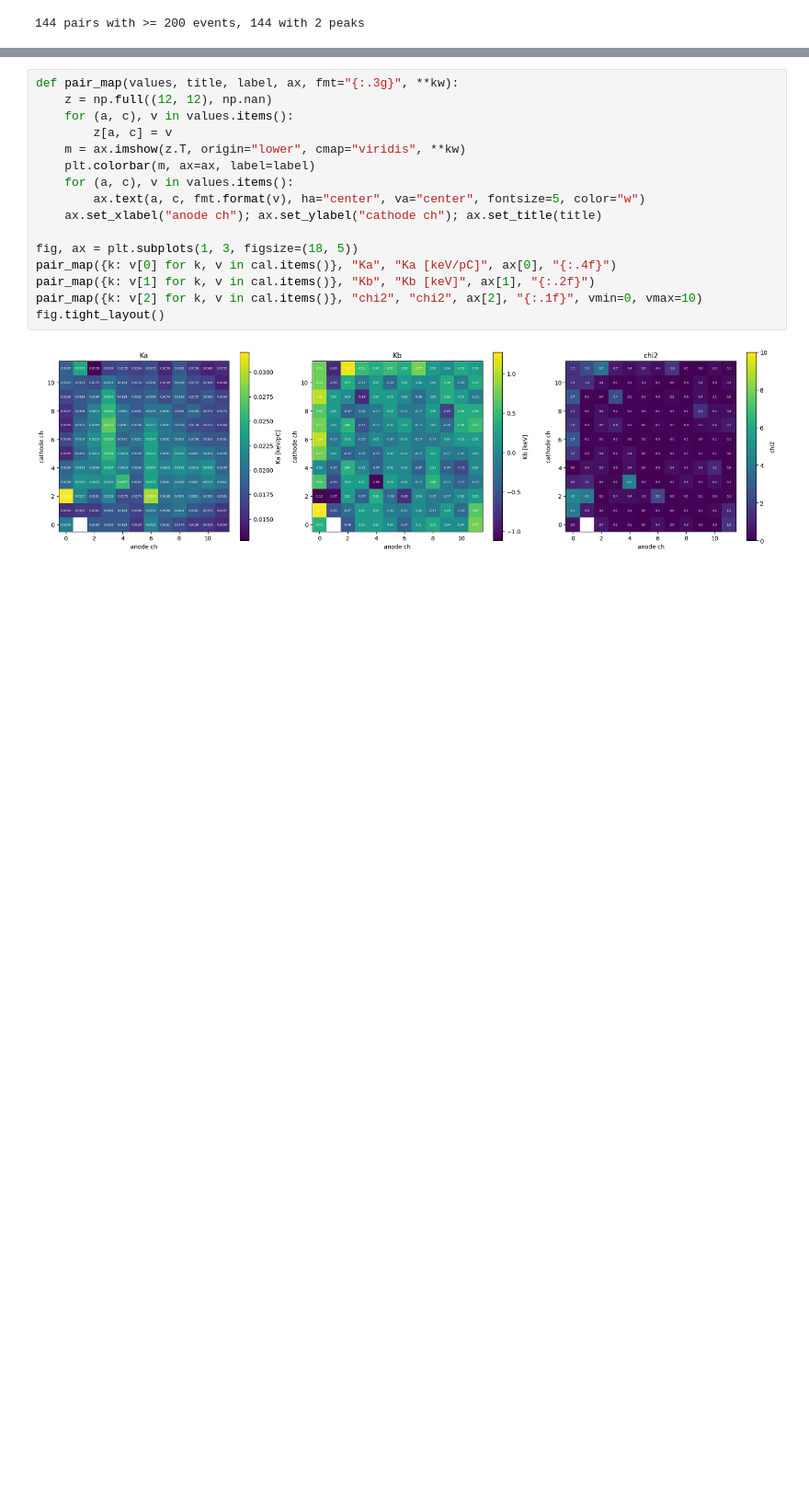
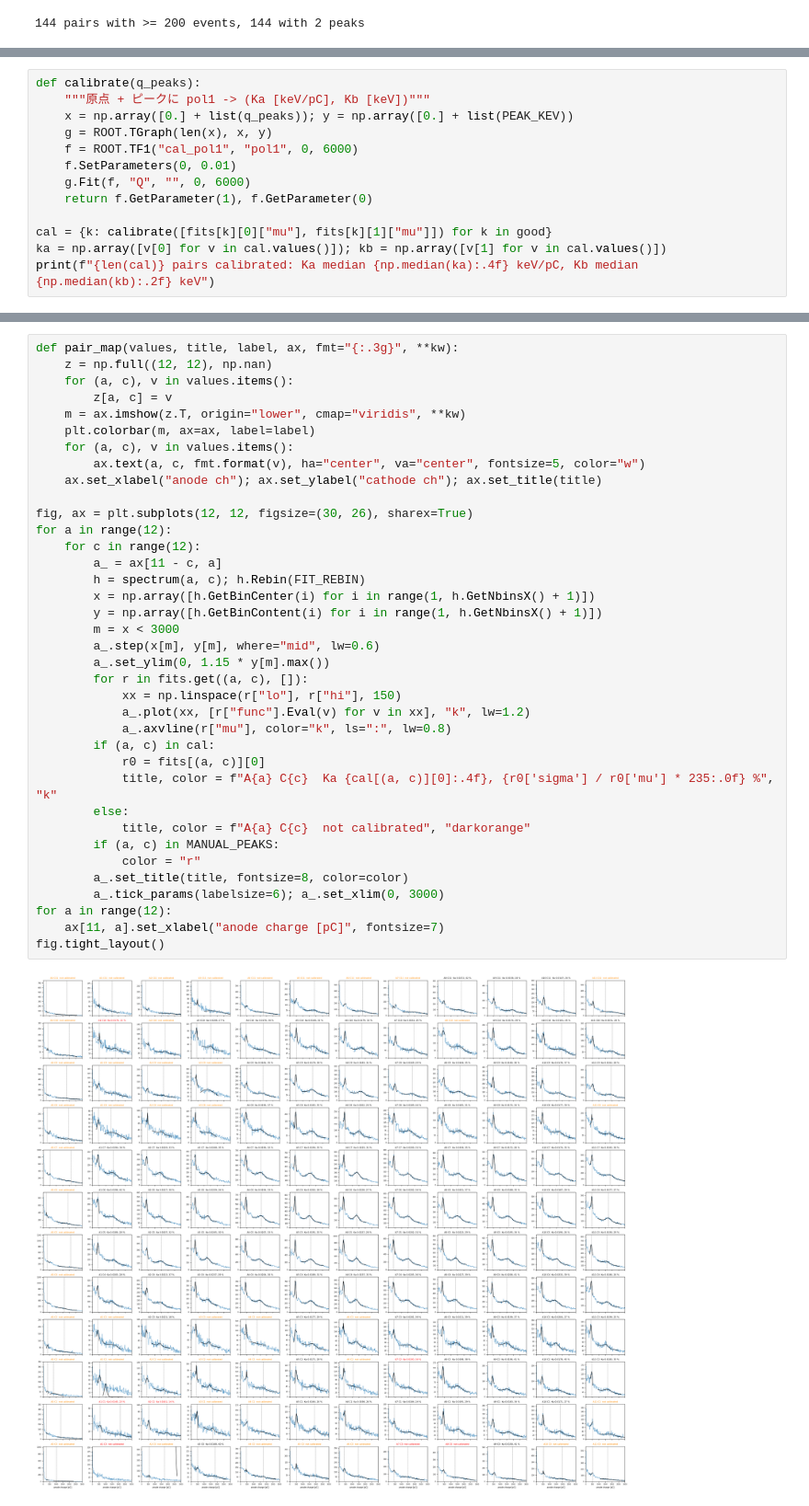
Before and after one commit to SMILE-tool-box/EricaNext_try, a Jupyter notebook: tutorials_caldata/4_MakeCalibration/GainMap.ipynb, the cells around one changed output, grey strips where cells are left out. Shown at 92% size. Cells and saved outputs as stored; diff of their text form; blank space fills up the shorter version.

```diff
--- a/tutorials_caldata/4_MakeCalibration/GainMap.ipynb
+++ b/tutorials_caldata/4_MakeCalibration/GainMap.ipynb
@@ -277,0 +411,13 @@ print(len(cal), "pairs calibrated")
+# %%
+def calibrate(q_peaks):
+    """原点 + ピークに pol1 -> (Ka [keV/pC], Kb [keV])"""
+    x = np.array([0.] + list(q_peaks)); y = np.array([0.] + list(PEAK_KEV))
+    g = ROOT.TGraph(len(x), x, y)
+    f = ROOT.TF1("cal_pol1", "pol1", 0, 6000)
+    f.SetParameters(0, 0.01)
+    g.Fit(f, "Q", "", 0, 6000)
+    return f.GetParameter(1), f.GetParameter(0)
+
+cal = {k: calibrate([fits[k][0]["mu"], fits[k][1]["mu"]]) for k in good}
+ka = np.array([v[0] for v in cal.values()]); kb = np.array([v[1] for v in cal.values()])
+print(f"{len(cal)} pairs calibrated: Ka median {np.median(ka):.4f} keV/pC, Kb median {np.median(kb):.2f} keV")
@@ -278,18 +433,39 @@ print(len(cal), "pairs calibrated")
 # %%
 def pair_map(values, title, label, ax, fmt="{:.3g}", **kw):
     z = np.full((12, 12), np.nan)
     for (a, c), v in values.items():
         z[a, c] = v
     m = ax.imshow(z.T, origin="lower", cmap="viridis", **kw)
     plt.colorbar(m, ax=ax, label=label)
     for (a, c), v in values.items():
         ax.text(a, c, fmt.format(v), ha="center", va="center", fontsize=5, color="w")
     ax.set_xlabel("anode ch"); ax.set_ylabel("cathode ch"); ax.set_title(title)
 
-fig, ax = plt.subplots(1, 3, figsize=(18, 5))
-pair_map({k: v[0] for k, v in cal.items()}, "Ka", "Ka [keV/pC]", ax[0], "{:.4f}")
-pair_map({k: v[1] for k, v in cal.items()}, "Kb", "Kb [keV]", ax[1], "{:.2f}")
-pair_map({k: v[2] for k, v in cal.items()}, "chi2", "chi2", ax[2], "{:.1f}", vmin=0, vmax=10)
+fig, ax = plt.subplots(12, 12, figsize=(30, 26), sharex=True)
+for a in range(12):
+    for c in range(12):
+        a_ = ax[11 - c, a]
+        h = spectrum(a, c); h.Rebin(FIT_REBIN)
+        x = np.array([h.GetBinCenter(i) for i in range(1, h.GetNbinsX() + 1)])
+        y = np.array([h.GetBinContent(i) for i in range(1, h.GetNbinsX() + 1)])
+        m = x < 3000
+        a_.step(x[m], y[m], where="mid", lw=0.6)
+        a_.set_ylim(0, 1.15 * y[m].max())
+        for r in fits.get((a, c), []):
+            xx = np.linspace(r["lo"], r["hi"], 150)
+            a_.plot(xx, [r["func"].Eval(v) for v in xx], "k", lw=1.2)
+            a_.axvline(r["mu"], color="k", ls=":", lw=0.8)
+        if (a, c) in cal:
+            r0 = fits[(a, c)][0]
+            title, color = f"A{a} C{c}  Ka {cal[(a, c)][0]:.4f}, {r0['sigma'] / r0['mu'] * 235:.0f} %", "k"
+        else:
+            title, color = f"A{a} C{c}  not calibrated", "darkorange"
+        if (a, c) in MANUAL_PEAKS:
+            color = "r"
+        a_.set_title(title, fontsize=8, color=color)
+        a_.tick_params(labelsize=6); a_.set_xlim(0, 3000)
+for a in range(12):
+    ax[11, a].set_xlabel("anode charge [pC]", fontsize=7)
 fig.tight_layout()
 # %% [output]
-[figure, old version]
+[figure, new version]
```
Also changed, not shown: parts of 23 cells of this notebook, 42 other files.
